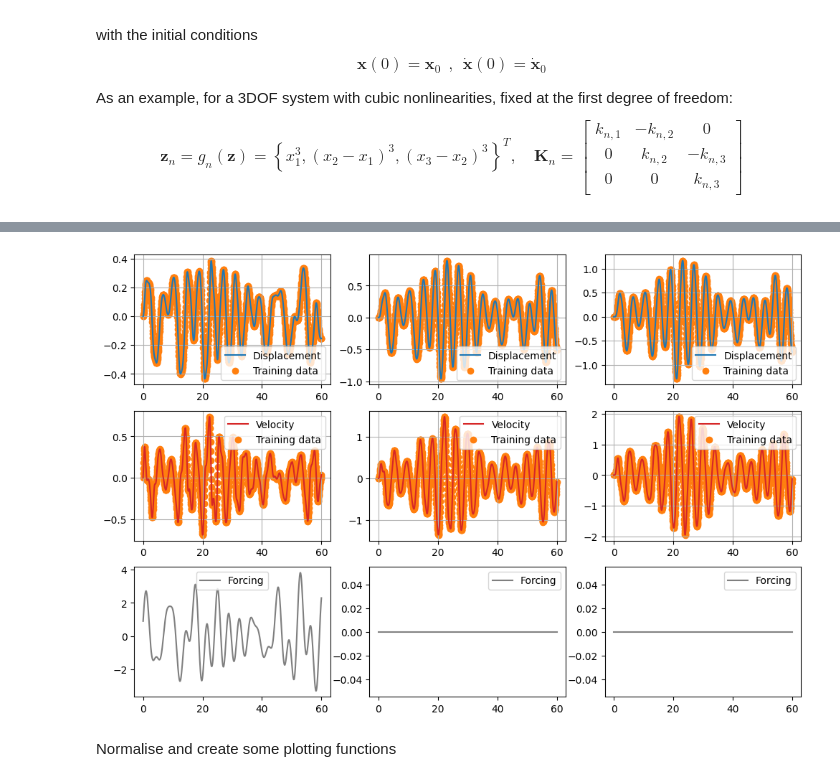
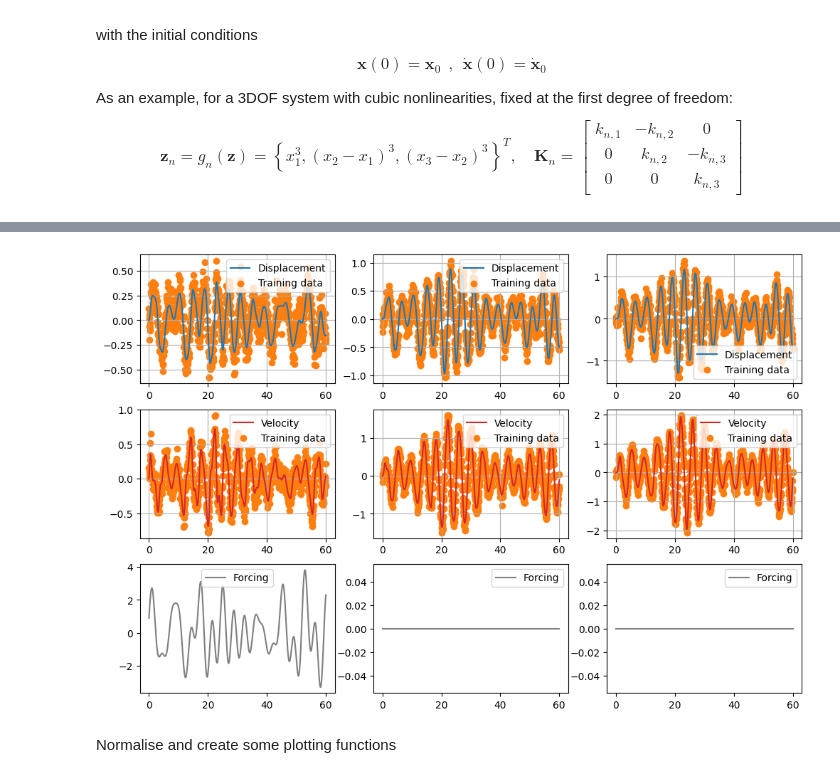
Before and after one commit to MarcusHA94/structural-dynamics-pinns, a Jupyter notebook: mdof_instance/mdof_cubic_instance.ipynb, the cells around one changed output, grey strips where cells are left out. Cells and saved outputs as stored; diff of their text form; code cells hidden in the pictures.

```diff
--- a/mdof_instance/mdof_cubic_instance.ipynb
+++ b/mdof_instance/mdof_cubic_instance.ipynb
@@ -97,7 +100,7 @@ data = system.simulate(time, z0=None)
 
 xx, vv = torch.tensor(data['x'], dtype=torch.float32).T, torch.tensor(data['xdot'], dtype=torch.float32).T
 F = system.f
-xx_noisy, vv_noisy = add_noise(xx, db=-15, seed=43810), add_noise(vv, db=-15, seed=13927)
+xx_noisy, vv_noisy = add_noise(xx, db=-5, seed=43810), add_noise(vv, db=-5, seed=13927)
 # aa = torch.zeros_like(xx)
 dt = time[1]-time[0]
 d_dt = findiff.FinDiff(0,dt)
@@ -124,34 +127,34 @@ if n_dof > 4:
     sub_cols = 4
 else:
     sub_rows = 1
     sub_cols = n_dof
 
 fig, axs = plt.subplots(3*sub_rows,sub_cols,figsize=(4*sub_cols,8*sub_rows))
 p_count = 0
 for j in range(sub_rows):
     for i in range(sub_cols):
         axs[j*3,i].plot(time, xx[:,p_count], color="tab:blue", label="Displacement")
         axs[j*3,i].grid()
         axs[j*3,i].scatter(t_data, x_data[:,p_count], color="tab:orange", label="Training data")
         axs[j*3,i].legend()
 
         axs[j*3+1,i].plot(time, vv[:,p_count], color="tab:red", label="Velocity")
         # axs[j*3+1,i].set_ylim((-10,10))
         axs[j*3+1,i].grid()
         axs[j*3+1,i].scatter(t_data, v_data[:,p_count], color="tab:orange", label="Training data")
         axs[j*3+1,i].legend()
 
         axs[j*3+2,i].plot(time, F[:,p_count], color="tab:gray", label="Forcing")
         # axs[j*3+2,i].plot(time, aa[:,p_count], color="tab:gray", label="Acceleration")
         # axs[j*3+2,i].scatter(t_data, F_data[:,p_count], color="tab:orange", label="Training data")
         axs[j*3+2,i].legend()
 
         p_count += 1
 
         if p_count == n_dof:
             break
 # %% [output]
-[figure, old version]
+[figure, new version]
 # %% [markdown]
 Normalise and create some plotting functions
 # %%
```
Also changed, not shown: parts of 4 cells of this notebook, 19 other files.
